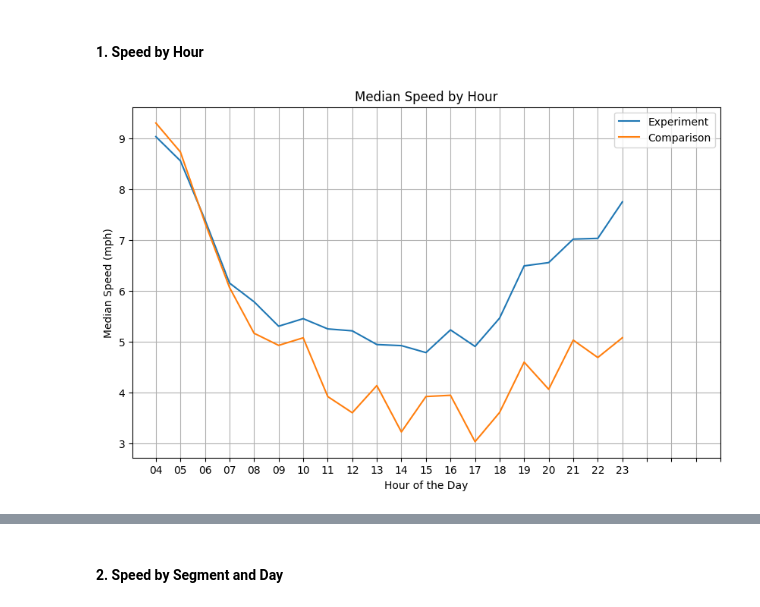
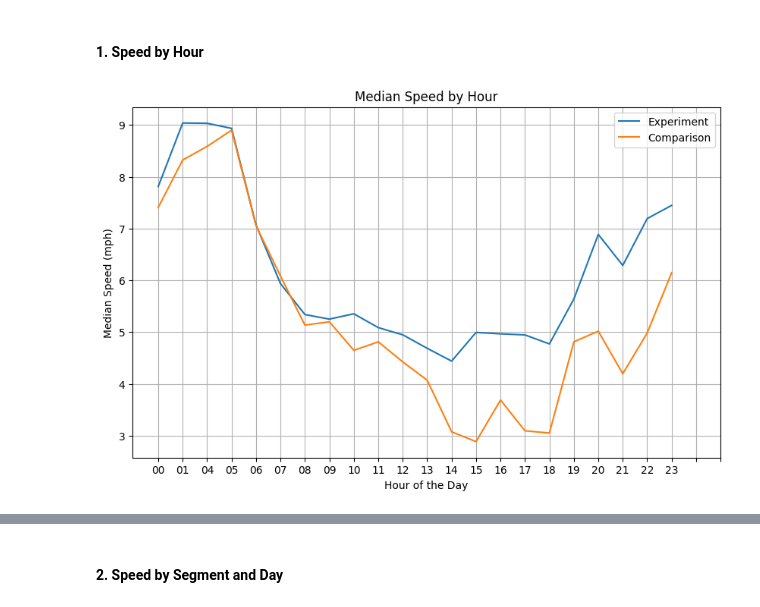
Before and after one commit to Cornell-Tech-Urban-Tech-Hub/gtfs-realtime-performance, a Jupyter notebook: notebooks/congestionPricing_bus_speed.ipynb, the cells around one changed output, grey strips where cells are left out. Cells and saved outputs as stored; diff of their text form; code cells hidden in the pictures.

Commit message:
update with wednesday data

```diff
--- a/notebooks/congestionPricing_bus_speed.ipynb
+++ b/notebooks/congestionPricing_bus_speed.ipynb
@@ -265,0 +232,11 @@ Name: 0, dtype: object
+# %%
+# loading and concatenting all the files needed
+comparison_files = [f"speeds_{route_id}_{date}.csv" for date in comparison_days]
+experiment_files = [f"speeds_{route_id}_{date}.csv" for date in experiment_days]
+
+# TODO: read csv files according to group of dates
+bus_speed_comparison = read_all_csv_files(comparison_files, "data/2024-dec/")
+bus_speed_experiment = read_all_csv_files(experiment_files, "data/2025-jan/")
+
+# check the first row of the dataframe
+print(bus_speed_comparison.iloc[0])
@@ -316,17 +310,14 @@ Name: count, dtype: int64
 (805, 11)
 # %%
 # match speed data with stops in the boundary
-# if both stop_id and prev_stop_id are in the stops_in_boundary, then keep the row
-print(bus_speed_202412thurs.shape)
-print(bus_speed_202501thurs.shape)
 
 # create a set of valid stop ids
 valid_stop_ids = set(stops_in_boundary["stop_id"])
 
 # CORE: Filter the data with valid stop ids within the congestion zone boundary
-bus_speed_202412thurs_cz = bus_speed_202412thurs[bus_speed_202412thurs["stop_id"].isin(valid_stop_ids) & bus_speed_202412thurs["prev_stop_id"].isin(valid_stop_ids)]
-bus_speed_202501thurs_cz = bus_speed_202501thurs[bus_speed_202501thurs["stop_id"].isin(valid_stop_ids) & bus_speed_202501thurs["prev_stop_id"].isin(valid_stop_ids)]
+bus_speed_comparison_cz = bus_speed_comparison[bus_speed_comparison["stop_id"].isin(valid_stop_ids) & bus_speed_comparison["prev_stop_id"].isin(valid_stop_ids)]
+bus_speed_experiment_cz = bus_speed_experiment[bus_speed_experiment["stop_id"].isin(valid_stop_ids) & bus_speed_experiment["prev_stop_id"].isin(valid_stop_ids)]
 
-print(bus_speed_202412thurs_cz.shape)
-print(bus_speed_202501thurs_cz.shape)
+print(bus_speed_comparison_cz.shape)
+print(bus_speed_experiment_cz.shape)
 # %% [output]
@@ -346,7 +335,7 @@ def convert_to_nyc_time(df):
     df['datetime_nyc'] = df['interpolated_time'].dt.tz_localize('UTC').dt.tz_convert(eastern_tz)
     return df
 
-bus_speed_202412thurs_cz = convert_to_nyc_time(bus_speed_202412thurs_cz)
-bus_speed_202501thurs_cz = convert_to_nyc_time(bus_speed_202501thurs_cz)
+bus_speed_comparison_cz = convert_to_nyc_time(bus_speed_comparison_cz)
+bus_speed_experiment_cz = convert_to_nyc_time(bus_speed_experiment_cz )
 # %% [markdown]
 ### Experiment: Aggregation Methods and Corresponding Visualization Methods
@@ -383,12 +343,12 @@ prev_stop_id                                                          402160
 # preparation
 
 # hour: no date information retained
-bus_speed_202501thurs_cz["hour"] = bus_speed_202501thurs_cz["datetime_nyc"].dt.floor("h").dt.strftime("%H")
-bus_speed_202412thurs_cz["hour"] = bus_speed_202412thurs_cz["datetime_nyc"].dt.floor("h").dt.strftime("%H")
+bus_speed_experiment_cz["hour"] = bus_speed_experiment_cz["datetime_nyc"].dt.floor("h").dt.strftime("%H")
+bus_speed_comparison_cz["hour"] = bus_speed_comparison_cz["datetime_nyc"].dt.floor("h").dt.strftime("%H")
 
 # weekday: integer representation of the day of the week
-bus_speed_202501thurs_cz["weekday"] = bus_speed_202501thurs_cz["datetime_nyc"].dt.dayofweek
-bus_speed_202412thurs_cz["weekday"] = bus_speed_202412thurs_cz["datetime_nyc"].dt.dayofweek
+bus_speed_experiment_cz["weekday"] = bus_speed_experiment_cz["datetime_nyc"].dt.dayofweek
+bus_speed_comparison_cz["weekday"] = bus_speed_comparison_cz["datetime_nyc"].dt.dayofweek
 
-print(bus_speed_202501thurs_cz.iloc[0])
+print(bus_speed_experiment_cz.iloc[0])
 # %% [output]
@@ -414,29 +374,29 @@ Name: 0, dtype: object
 # %% [markdown]
 #### 1. Speed by Hour
 # %%
-df_experiment = bus_speed_202501thurs_cz.copy()
-df_comparison = bus_speed_202412thurs_cz.copy()
+df_experiment = bus_speed_experiment_cz.copy()
+df_comparison = bus_speed_comparison_cz.copy()
 
 # median speed, group by hour and weekday
 df_experiment = df_experiment.groupby(["hour", "weekday"]).agg(
     speed_median = ("speed_mph", "median")
 ).reset_index()
 
 df_comparison = df_comparison.groupby(["hour", "weekday"]).agg(
     speed_median = ("speed_mph", "median")
 ).reset_index()
 
 # Generate a plot with x-axis as hour of the day and y-axis as median speed (mph)
 plt.figure(figsize=(10, 6))
 plt.plot(df_experiment["hour"], df_experiment["speed_median"], label="Experiment")
 plt.plot(df_comparison["hour"], df_comparison["speed_median"], label="Comparison")
 plt.title("Median Speed by Hour")
 plt.xlabel("Hour of the Day")
 plt.ylabel("Median Speed (mph)")
 plt.xticks(range(0, 24))
 plt.legend()
 plt.grid(True)
 plt.show()
 # %% [output]
-[figure, old version]
+[figure, new version]
 # %%
```
Also changed, not shown: parts of 21 cells of this notebook.
